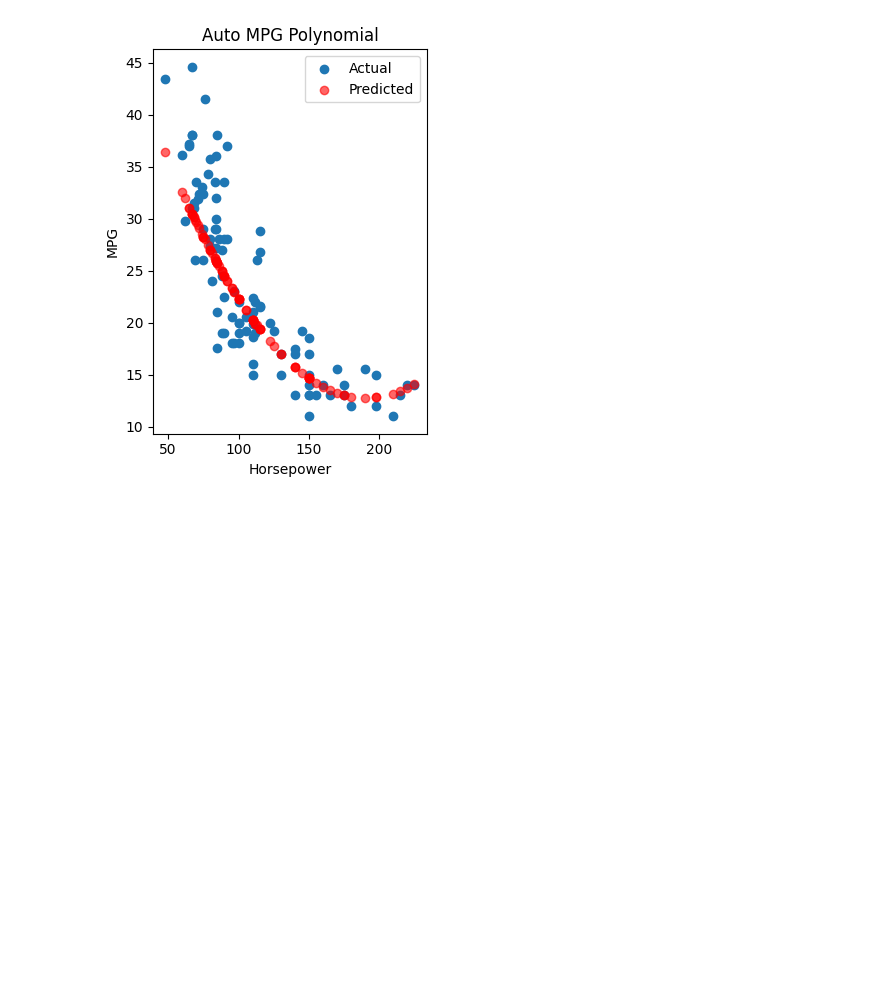
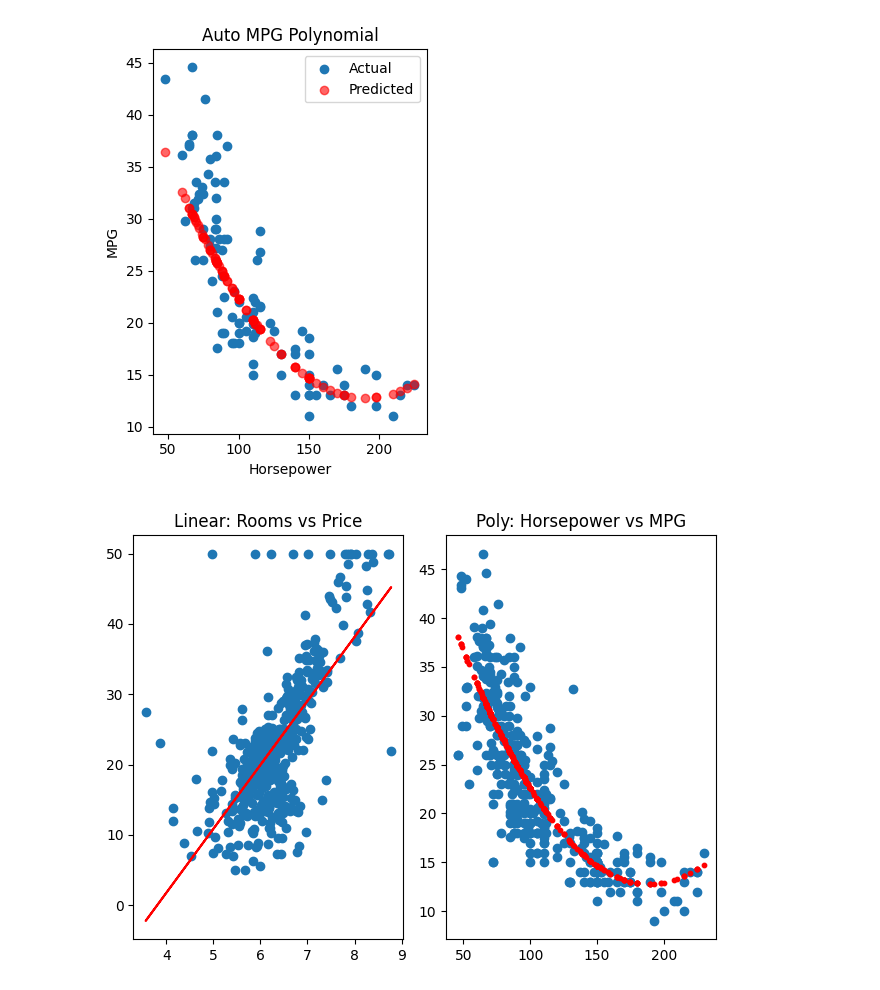
Before and after one commit to Bhaanavee/california_housing, a Jupyter notebook: MLprog7.ipynb, the cells around one changed output. Drawn from its saved outputs; the diff is of its cells as text; code cells hidden in the pictures; blank space fills up the shorter version.

```diff
--- a/MLprog7.ipynb
+++ b/MLprog7.ipynb
@@ -61,3 +61,39 @@ plt.tight_layout()
 plt.show()
 # %% [output]
 [figure]
+# %%
+import pandas as pd
+from sklearn.linear_model import LinearRegression
+from sklearn.preprocessing import PolynomialFeatures
+import matplotlib.pyplot as plt
+
+# --- Boston Housing (Linear Regression) ---
+boston = pd.read_csv("https://raw.githubusercontent.com/selva86/datasets/master/BostonHousing.csv")
+X = boston[['rm']]         # rooms
+y = boston['medv']         # price
+model1 = LinearRegression().fit(X, y)
+pred1 = model1.predict(X)
+
+plt.subplot(1, 2, 1)
+plt.scatter(X, y)
+plt.plot(X, pred1, color='red')
+plt.title("Linear: Rooms vs Price")
+
+# --- Auto MPG (Polynomial Regression) ---
+auto = pd.read_csv("https://raw.githubusercontent.com/mwaskom/seaborn-data/master/mpg.csv").dropna()
+X2 = auto[['horsepower']]
+y2 = auto['mpg']
+poly = PolynomialFeatures(degree=2)
+X2_poly = poly.fit_transform(X2)
+model2 = LinearRegression().fit(X2_poly, y2)
+pred2 = model2.predict(X2_poly)
+
+plt.subplot(1, 2, 2)
+plt.scatter(X2, y2)
+plt.scatter(X2, pred2, color='red', s=10)
+plt.title("Poly: Horsepower vs MPG")
+
+plt.tight_layout()
+plt.show()
+# %% [output]
+[figure, added]
```
Also changed, not shown: 2 other files.
